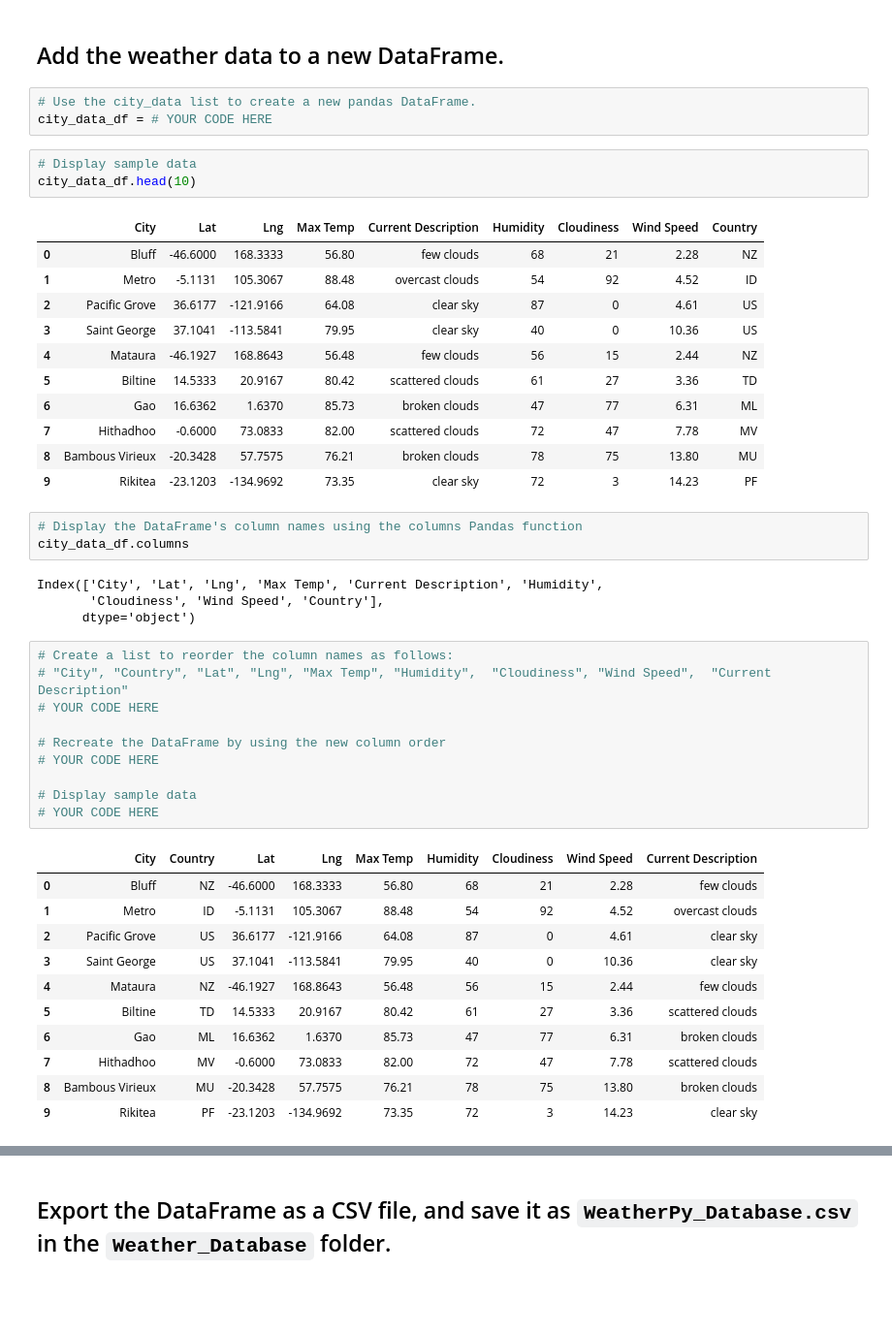
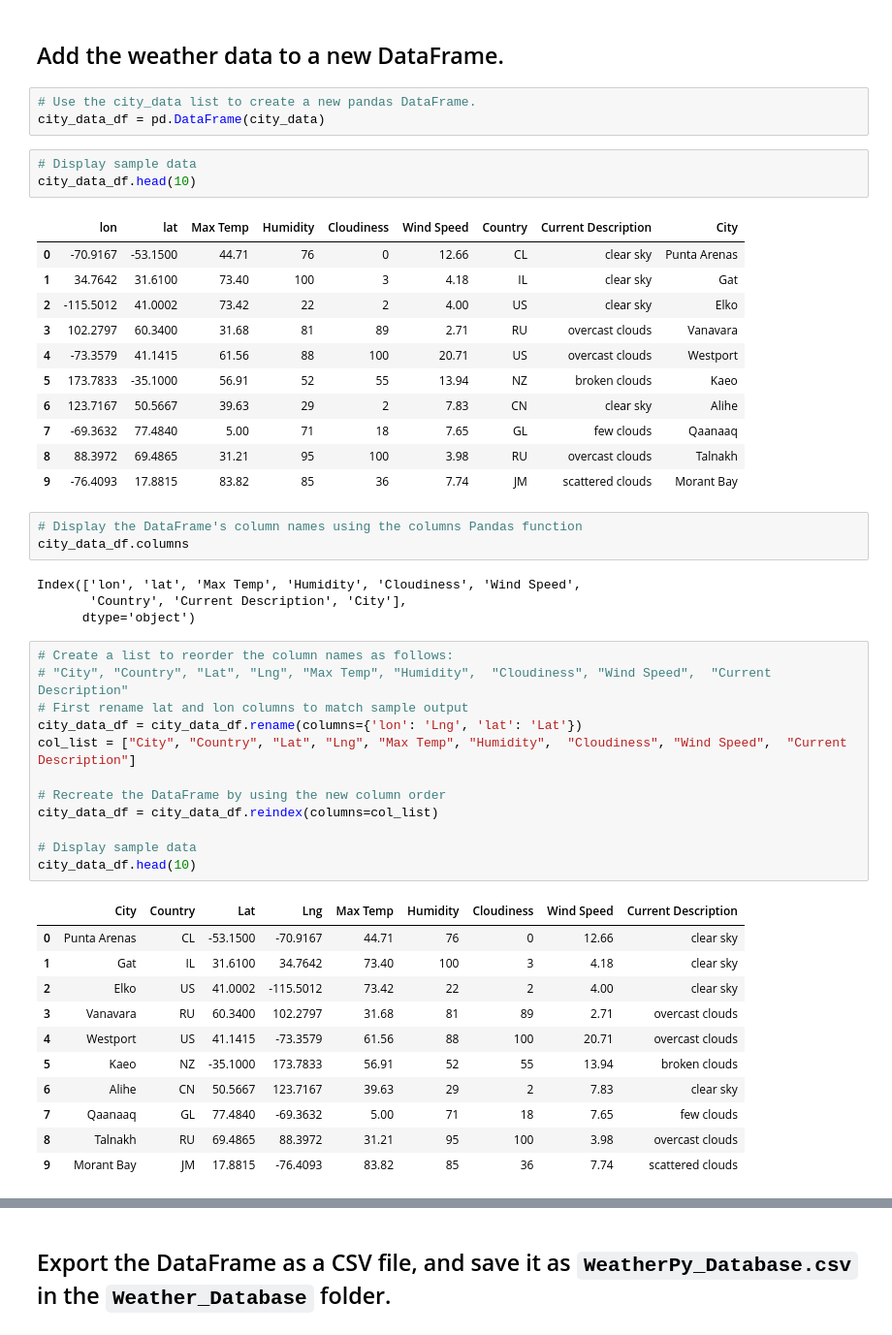
Before and after one commit to amunger3/WeatherPy, a Jupyter notebook: Weather_Database/Weather_Database.ipynb, the cells around one changed output, grey strips where cells are left out. Shown at 97% size. Cells and saved outputs as stored; diff of their text form; blank space fills up the shorter version.

```diff
--- a/Weather_Database/Weather_Database.ipynb
+++ b/Weather_Database/Weather_Database.ipynb
@@ -156,50 +178,52 @@ len(city_data)
 ## Add the weather data to a new DataFrame.
 # %%
 # Use the city_data list to create a new pandas DataFrame.
-city_data_df = # YOUR CODE HERE
+city_data_df = pd.DataFrame(city_data)
 # %%
 # Display sample data
 city_data_df.head(10)
 # %% [output]
-|  | City | Lat | Lng | Max Temp | Current Description | Humidity | Cloudiness | Wind Speed | Country |
-| 0 | Bluff | -46.6000 | 168.3333 | 56.80 | few clouds | 68 | 21 | 2.28 | NZ |
-| 1 | Metro | -5.1131 | 105.3067 | 88.48 | overcast clouds | 54 | 92 | 4.52 | ID |
-| 2 | Pacific Grove | 36.6177 | -121.9166 | 64.08 | clear sky | 87 | 0 | 4.61 | US |
-| 3 | Saint George | 37.1041 | -113.5841 | 79.95 | clear sky | 40 | 0 | 10.36 | US |
-| 4 | Mataura | -46.1927 | 168.8643 | 56.48 | few clouds | 56 | 15 | 2.44 | NZ |
-| 5 | Biltine | 14.5333 | 20.9167 | 80.42 | scattered clouds | 61 | 27 | 3.36 | TD |
-| 6 | Gao | 16.6362 | 1.6370 | 85.73 | broken clouds | 47 | 77 | 6.31 | ML |
-| 7 | Hithadhoo | -0.6000 | 73.0833 | 82.00 | scattered clouds | 72 | 47 | 7.78 | MV |
-| 8 | Bambous Virieux | -20.3428 | 57.7575 | 76.21 | broken clouds | 78 | 75 | 13.80 | MU |
-| 9 | Rikitea | -23.1203 | -134.9692 | 73.35 | clear sky | 72 | 3 | 14.23 | PF |
+|  | lon | lat | Max Temp | Humidity | Cloudiness | Wind Speed | Country | Current Description | City |
+| 0 | -70.9167 | -53.1500 | 44.71 | 76 | 0 | 12.66 | CL | clear sky | Punta Arenas |
+| 1 | 34.7642 | 31.6100 | 73.40 | 100 | 3 | 4.18 | IL | clear sky | Gat |
+| 2 | -115.5012 | 41.0002 | 73.42 | 22 | 2 | 4.00 | US | clear sky | Elko |
+| 3 | 102.2797 | 60.3400 | 31.68 | 81 | 89 | 2.71 | RU | overcast clouds | Vanavara |
+| 4 | -73.3579 | 41.1415 | 61.56 | 88 | 100 | 20.71 | US | overcast clouds | Westport |
+| 5 | 173.7833 | -35.1000 | 56.91 | 52 | 55 | 13.94 | NZ | broken clouds | Kaeo |
+| 6 | 123.7167 | 50.5667 | 39.63 | 29 | 2 | 7.83 | CN | clear sky | Alihe |
+| 7 | -69.3632 | 77.4840 | 5.00 | 71 | 18 | 7.65 | GL | few clouds | Qaanaaq |
+| 8 | 88.3972 | 69.4865 | 31.21 | 95 | 100 | 3.98 | RU | overcast clouds | Talnakh |
+| 9 | -76.4093 | 17.8815 | 83.82 | 85 | 36 | 7.74 | JM | scattered clouds | Morant Bay |
 # %%
 # Display the DataFrame's column names using the columns Pandas function
 city_data_df.columns
 # %% [output]
-Index(['City', 'Lat', 'Lng', 'Max Temp', 'Current Description', 'Humidity',
-       'Cloudiness', 'Wind Speed', 'Country'],
+Index(['lon', 'lat', 'Max Temp', 'Humidity', 'Cloudiness', 'Wind Speed',
+       'Country', 'Current Description', 'City'],
       dtype='object')
 # %%
 # Create a list to reorder the column names as follows:
 # "City", "Country", "Lat", "Lng", "Max Temp", "Humidity",  "Cloudiness", "Wind Speed",  "Current Description"
-# YOUR CODE HERE
+# First rename lat and lon columns to match sample output
+city_data_df = city_data_df.rename(columns={'lon': 'Lng', 'lat': 'Lat'})
+col_list = ["City", "Country", "Lat", "Lng", "Max Temp", "Humidity",  "Cloudiness", "Wind Speed",  "Current Description"]
 
 # Recreate the DataFrame by using the new column order
-# YOUR CODE HERE
+city_data_df = city_data_df.reindex(columns=col_list)
 
 # Display sample data
-# YOUR CODE HERE
+city_data_df.head(10)
 # %% [output]
 |  | City | Country | Lat | Lng | Max Temp | Humidity | Cloudiness | Wind Speed | Current Description |
-| 0 | Bluff | NZ | -46.6000 | 168.3333 | 56.80 | 68 | 21 | 2.28 | few clouds |
-| 1 | Metro | ID | -5.1131 | 105.3067 | 88.48 | 54 | 92 | 4.52 | overcast clouds |
-| 2 | Pacific Grove | US | 36.6177 | -121.9166 | 64.08 | 87 | 0 | 4.61 | clear sky |
-| 3 | Saint George | US | 37.1041 | -113.5841 | 79.95 | 40 | 0 | 10.36 | clear sky |
-| 4 | Mataura | NZ | -46.1927 | 168.8643 | 56.48 | 56 | 15 | 2.44 | few clouds |
-| 5 | Biltine | TD | 14.5333 | 20.9167 | 80.42 | 61 | 27 | 3.36 | scattered clouds |
-| 6 | Gao | ML | 16.6362 | 1.6370 | 85.73 | 47 | 77 | 6.31 | broken clouds |
-| 7 | Hithadhoo | MV | -0.6000 | 73.0833 | 82.00 | 72 | 47 | 7.78 | scattered clouds |
-| 8 | Bambous Virieux | MU | -20.3428 | 57.7575 | 76.21 | 78 | 75 | 13.80 | broken clouds |
-| 9 | Rikitea | PF | -23.1203 | -134.9692 | 73.35 | 72 | 3 | 14.23 | clear sky |
+| 0 | Punta Arenas | CL | -53.1500 | -70.9167 | 44.71 | 76 | 0 | 12.66 | clear sky |
+| 1 | Gat | IL | 31.6100 | 34.7642 | 73.40 | 100 | 3 | 4.18 | clear sky |
+| 2 | Elko | US | 41.0002 | -115.5012 | 73.42 | 22 | 2 | 4.00 | clear sky |
+| 3 | Vanavara | RU | 60.3400 | 102.2797 | 31.68 | 81 | 89 | 2.71 | overcast clouds |
+| 4 | Westport | US | 41.1415 | -73.3579 | 61.56 | 88 | 100 | 20.71 | overcast clouds |
+| 5 | Kaeo | NZ | -35.1000 | 173.7833 | 56.91 | 52 | 55 | 13.94 | broken clouds |
+| 6 | Alihe | CN | 50.5667 | 123.7167 | 39.63 | 29 | 2 | 7.83 | clear sky |
+| 7 | Qaanaaq | GL | 77.4840 | -69.3632 | 5.00 | 71 | 18 | 7.65 | few clouds |
+| 8 | Talnakh | RU | 69.4865 | 88.3972 | 31.21 | 95 | 100 | 3.98 | overcast clouds |
+| 9 | Morant Bay | JM | 17.8815 | -76.4093 | 83.82 | 85 | 36 | 7.74 | scattered clouds |
 # %%
 # Display the data types of each column by using the dtypes Pandas function
```
Also changed, not shown: parts of 5 cells of this notebook, 3 other files.
